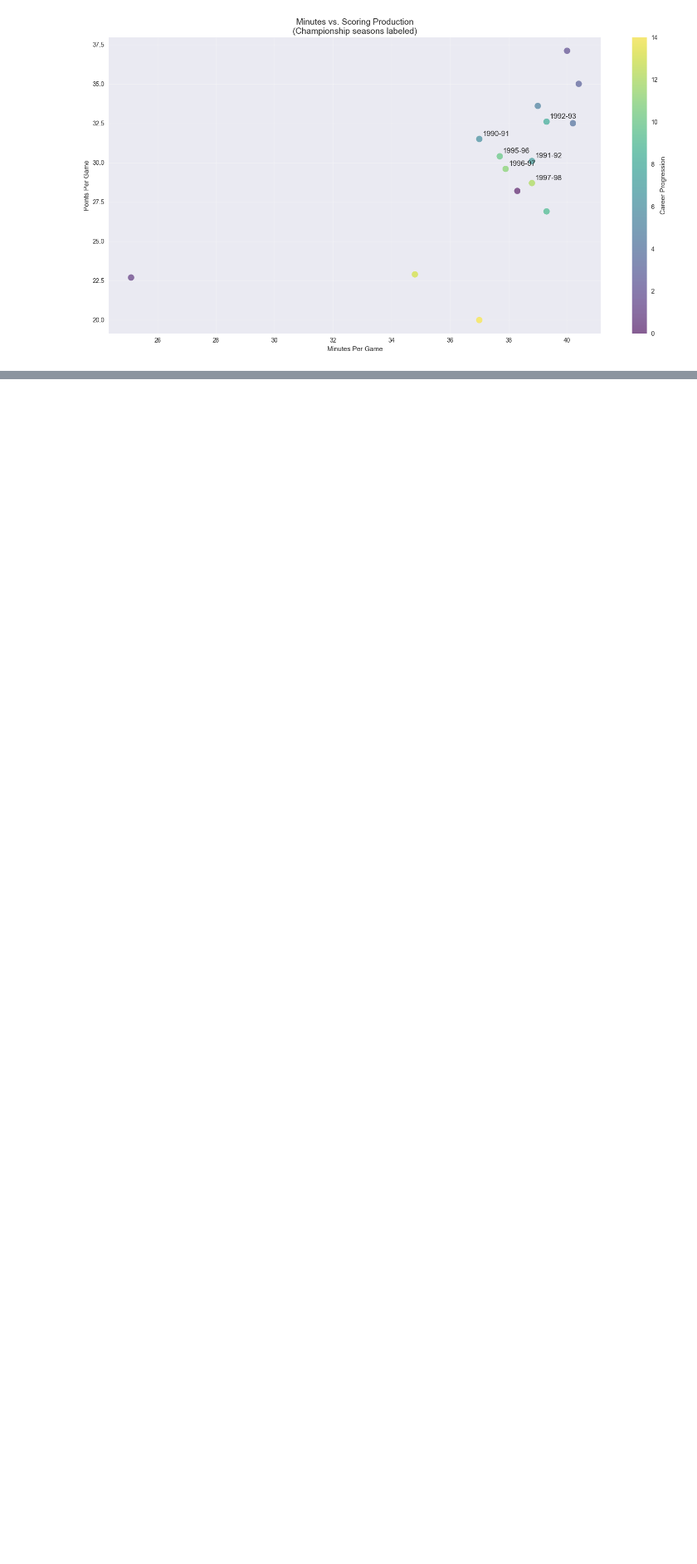
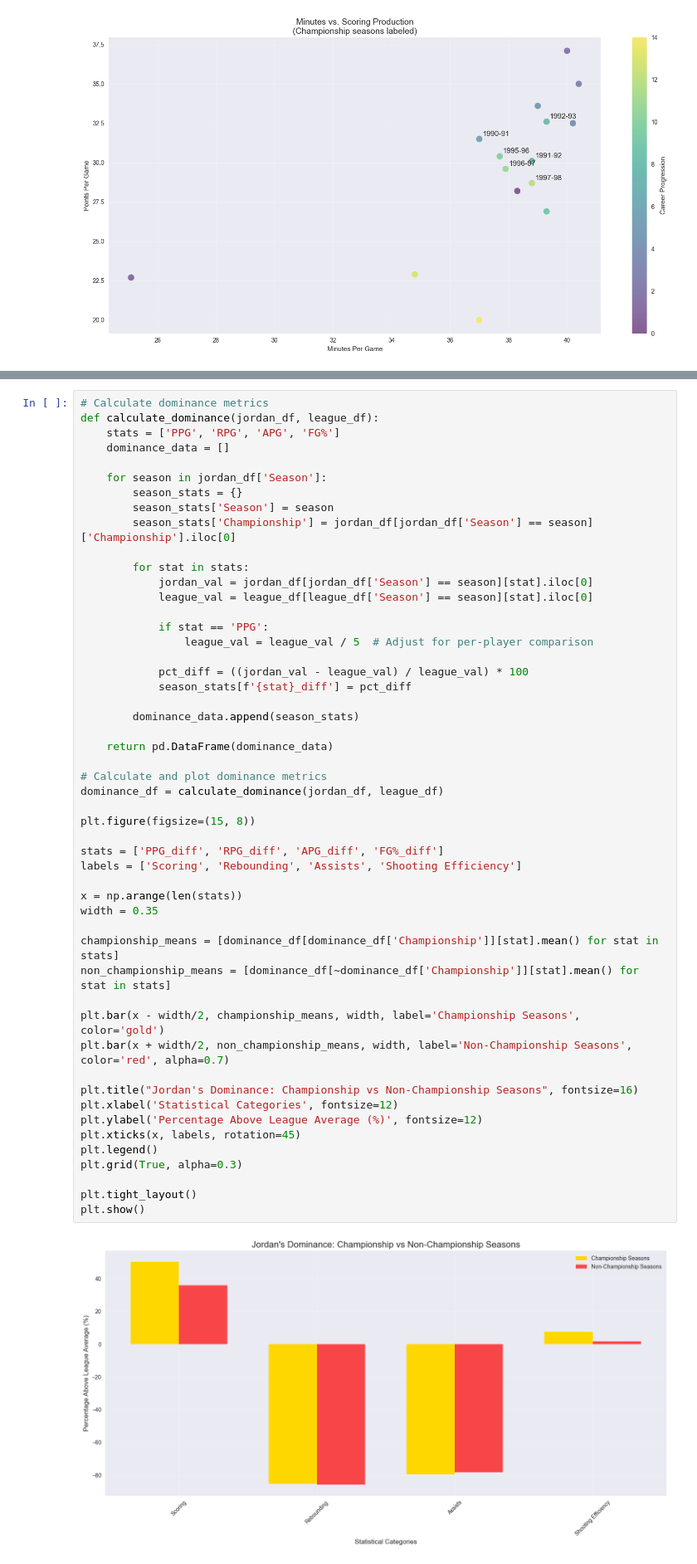
Before and after one commit to jinleetiger/drexel_stat, a Jupyter notebook: Basketball_data_analysis.ipynb, the cells around one changed output, grey strips where cells are left out. Shown at 83% size. Saved outputs shown, nothing was run; the diff lists cells and outputs as text; blank space fills up the shorter version.

```diff
--- a/Basketball_data_analysis.ipynb
+++ b/Basketball_data_analysis.ipynb
@@ -658,0 +738,53 @@ visualize_jordan_legacy(jordan_stats)
+# %%
+# Calculate dominance metrics
+def calculate_dominance(jordan_df, league_df):
+    stats = ['PPG', 'RPG', 'APG', 'FG%']
+    dominance_data = []
+
+    for season in jordan_df['Season']:
+        season_stats = {}
+        season_stats['Season'] = season
+        season_stats['Championship'] = jordan_df[jordan_df['Season'] == season]['Championship'].iloc[0]
+
+        for stat in stats:
+            jordan_val = jordan_df[jordan_df['Season'] == season][stat].iloc[0]
+            league_val = league_df[league_df['Season'] == season][stat].iloc[0]
+
+            if stat == 'PPG':
+                league_val = league_val / 5  # Adjust for per-player comparison
+
+            pct_diff = ((jordan_val - league_val) / league_val) * 100
+            season_stats[f'{stat}_diff'] = pct_diff
+
+        dominance_data.append(season_stats)
+
+    return pd.DataFrame(dominance_data)
+
+# Calculate and plot dominance metrics
+dominance_df = calculate_dominance(jordan_df, league_df)
+
+plt.figure(figsize=(15, 8))
+
+stats = ['PPG_diff', 'RPG_diff', 'APG_diff', 'FG%_diff']
+labels = ['Scoring', 'Rebounding', 'Assists', 'Shooting Efficiency']
+
+x = np.arange(len(stats))
+width = 0.35
+
+championship_means = [dominance_df[dominance_df['Championship']][stat].mean() for stat in stats]
+non_championship_means = [dominance_df[~dominance_df['Championship']][stat].mean() for stat in stats]
+
+plt.bar(x - width/2, championship_means, width, label='Championship Seasons', color='gold')
+plt.bar(x + width/2, non_championship_means, width, label='Non-Championship Seasons', color='red', alpha=0.7)
+
+plt.title("Jordan's Dominance: Championship vs Non-Championship Seasons", fontsize=16)
+plt.xlabel('Statistical Categories', fontsize=12)
+plt.ylabel('Percentage Above League Average (%)', fontsize=12)
+plt.xticks(x, labels, rotation=45)
+plt.legend()
+plt.grid(True, alpha=0.3)
+
+plt.tight_layout()
+plt.show()
+# %% [output]
+[figure, added]
```
Also changed, not shown: parts of 7 cells of this notebook, 1 other file.
